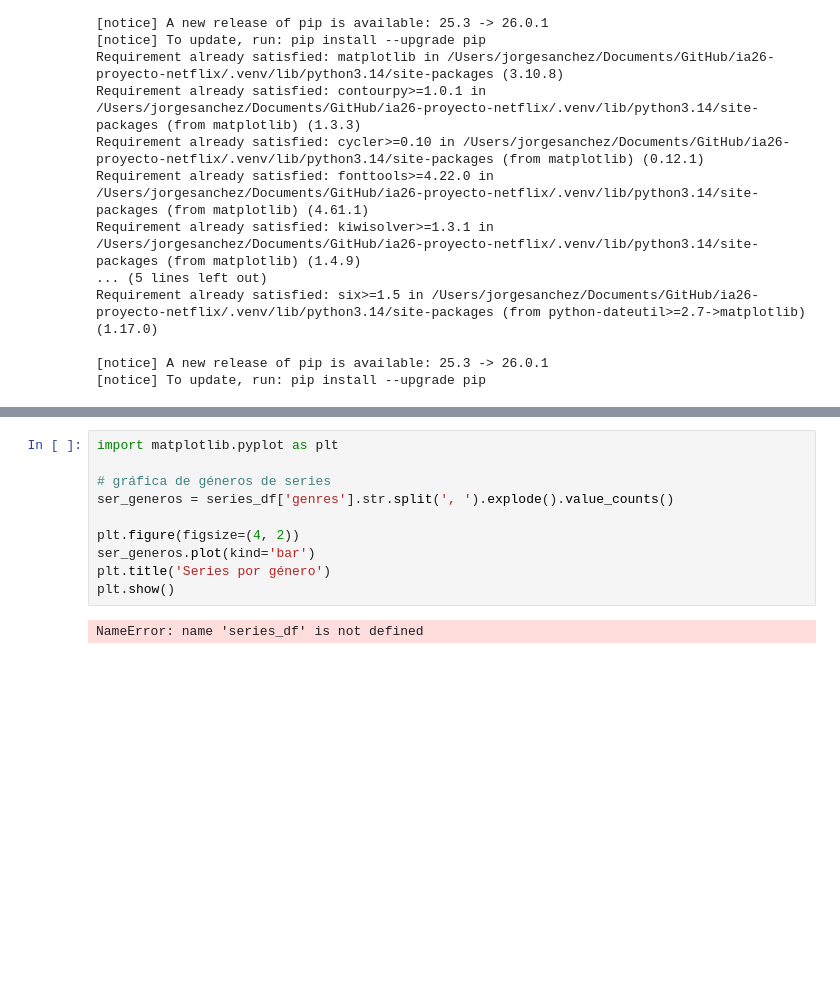
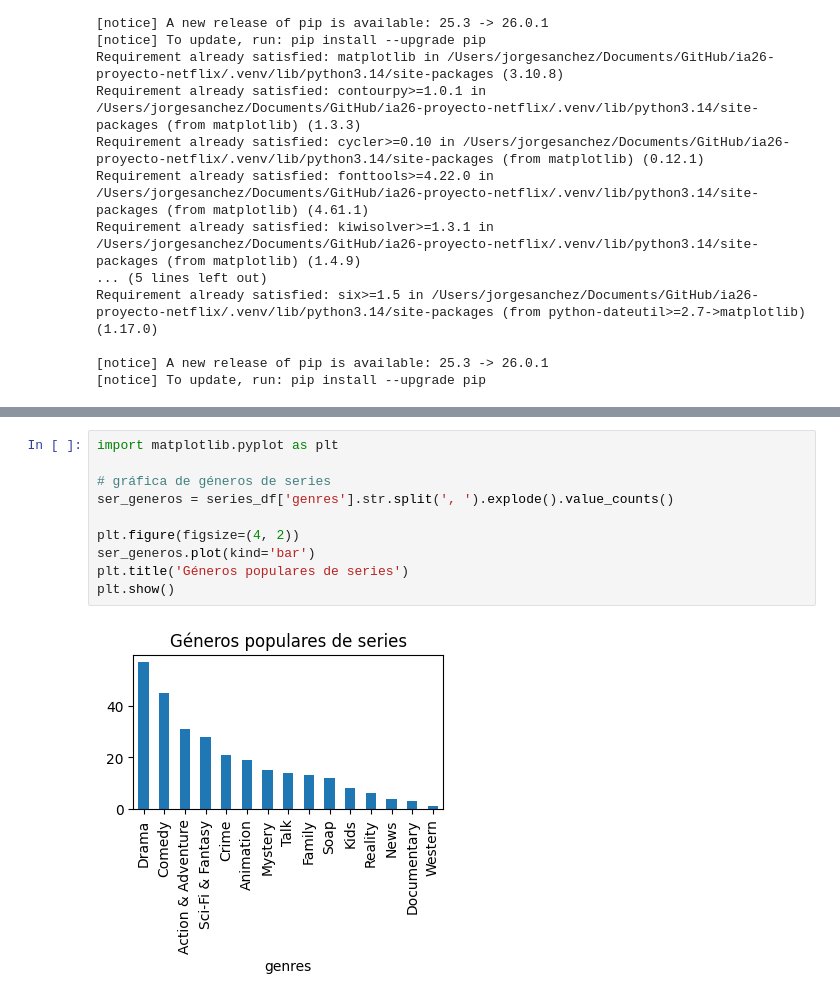
Before and after one commit to alvarosperez/ia26-proyecto-netflix, a Jupyter notebook: notebooks/analisis_peliculas.ipynb, the cells around one changed output, grey strips where cells are left out. Drawn from its saved outputs; the diff is of its cells as text; blank space fills up the shorter version.

```diff
--- a/notebooks/analisis_peliculas.ipynb
+++ b/notebooks/analisis_peliculas.ipynb
@@ -54,12 +55,12 @@ series_df.head(1)
 # %%
 import matplotlib.pyplot as plt
 
 # gráfica de géneros de series
 ser_generos = series_df['genres'].str.split(', ').explode().value_counts()
 
 plt.figure(figsize=(4, 2))
 ser_generos.plot(kind='bar')
-plt.title('Series por género')
+plt.title('Géneros populares de series')
 plt.show()
 # %% [output]
-NameError: name 'series_df' is not defined
+[figure, added]
```
Also changed, not shown: parts of 3 cells of this notebook, 2 other files.
